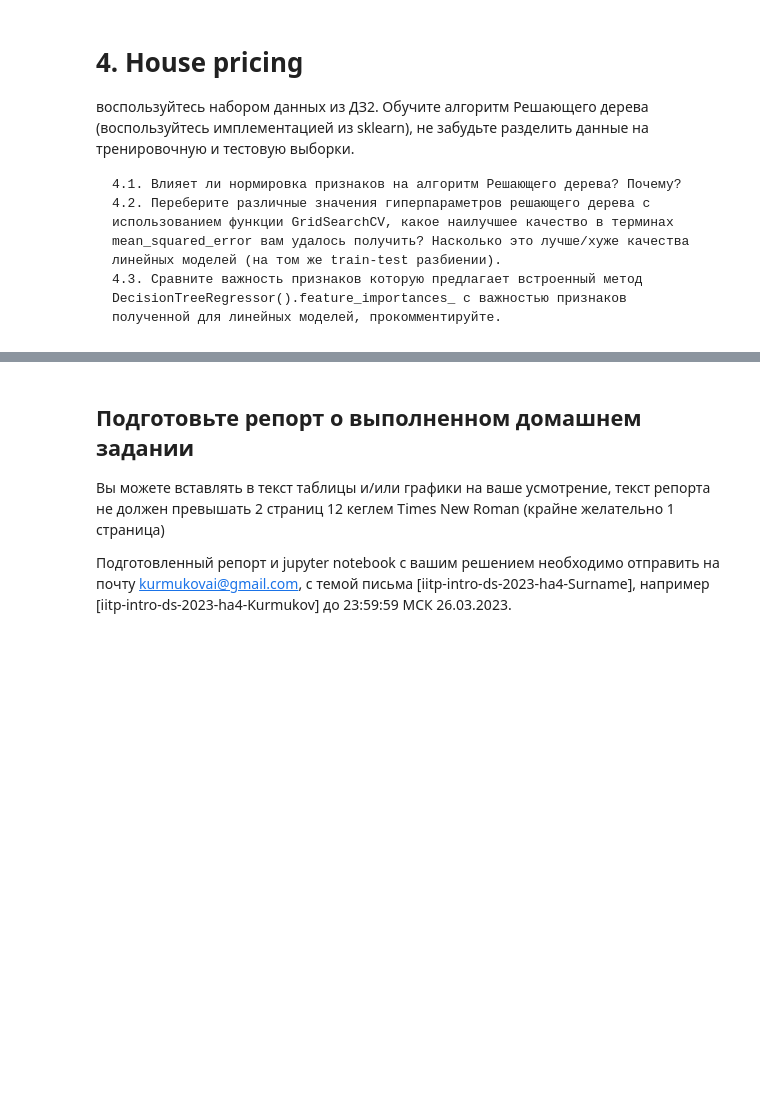
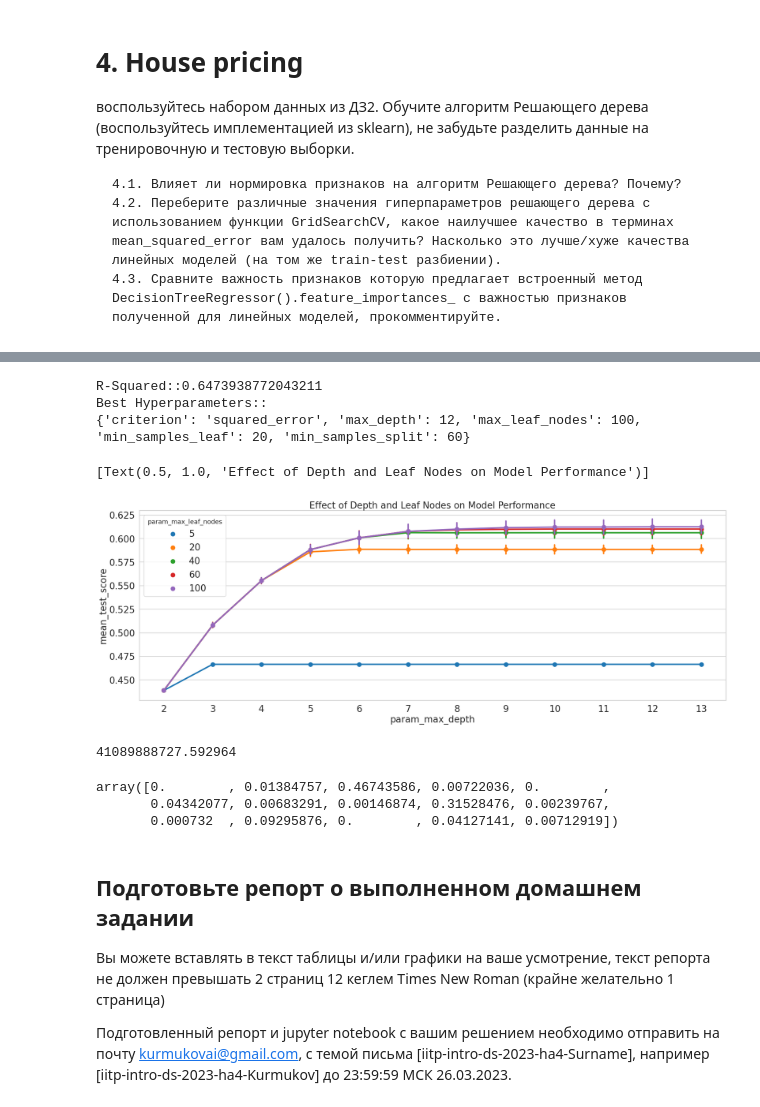
Before and after one commit to vanekek/iitp-ml-ds, a Jupyter notebook: 2023/seminar-5-dt-rf/hw-4-dt.ipynb, the cells around one changed output, grey strips where cells are left out. Saved outputs shown, nothing was run; the diff lists cells and outputs as text; code cells hidden in the pictures; blank space fills up the shorter version.

```diff
--- a/2023/seminar-5-dt-rf/hw-4-dt.ipynb
+++ b/2023/seminar-5-dt-rf/hw-4-dt.ipynb
@@ -388,0 +405,2 @@ DecisionTree_sklearn = sklearn.tree.DecisionTreeRegressor(max_depth = 3, min_sam
+# %%
+df1.drop(columns=['id','zipcode','lat','long','date'],inplace=True)
@@ -388,0 +417,3 @@ DecisionTree_sklearn = sklearn.tree.DecisionTreeRegressor(max_depth = 3, min_sam
+# %%
+DecisionTree = sklearn.tree.DecisionTreeRegressor(max_depth = 8, min_samples_leaf = 50)
+DecisionTree.fit(X_train, y_train)
@@ -388,0 +446,11 @@ DecisionTree_sklearn = sklearn.tree.DecisionTreeRegressor(max_depth = 3, min_sam
+# %%
+param_grid = {"criterion": ["squared_error"],
+              "min_samples_split": [10, 20, 40,60,80],
+              "max_depth": [2,3,4,5,6,7,8,9,10,11,12,13],
+              "min_samples_leaf": [20, 40,60,80, 100],
+              "max_leaf_nodes": [5, 20,40,60, 100],
+              }
+
+grid_cv_dtm = GridSearchCV(DecisionTree, param_grid, cv=5)
+
+grid_cv_dtm.fit(X_train,y_train)
@@ -389,3 +465,51 @@ DecisionTree_sklearn = sklearn.tree.DecisionTreeRegressor(max_depth = 3, min_sam
+# %%
+print("R-Squared::{}".format(grid_cv_dtm.best_score_))
+print("Best Hyperparameters::\n{}".format(grid_cv_dtm.best_params_))
+# %% [output]
+R-Squared::0.6473938772043211
+Best Hyperparameters::
+{'criterion': 'squared_error', 'max_depth': 12, 'max_leaf_nodes': 100, 'min_samples_leaf': 20, 'min_samples_split': 60}
+# %%
+# plotting libraries
+import matplotlib.pyplot as plt
+import seaborn as sns
+
+# Plotting parameters tuning
+sns.set_style('whitegrid')
+sns.set_context('talk')
+params = {'legend.fontsize': 'x-large',
+          'figure.figsize': (30, 10),
+          'axes.labelsize': 'x-large',
+          'axes.titlesize':'x-large',
+          'xtick.labelsize':'x-large',
+          'ytick.labelsize':'x-large'}
+
+plt.rcParams.update(params)
+# %%
+df = pd.DataFrame(data=grid_cv_dtm.cv_results_)
+
+fig,ax = plt.subplots()
+sns.pointplot(data=df[['mean_test_score',
+                           'param_max_leaf_nodes',
+                           'param_max_depth']],
+             y='mean_test_score',x='param_max_depth',
+             hue='param_max_leaf_nodes',ax=ax)
+ax.set(title="Effect of Depth and Leaf Nodes on Model Performance")
+# %% [output]
+[Text(0.5, 1.0, 'Effect of Depth and Leaf Nodes on Model Performance')]
+[figure, added]
+# %%
+best_dtm_model = grid_cv_dtm.best_estimator_
+y_pred_best = best_dtm_model.predict(X_valid)
+print(mean_squared_error(y_valid, y_pred_best))
+# %% [output]
+41089888727.592964
+# %%
+best_dtm_model.feature_importances_
+# %% [output]
+array([0.        , 0.01384757, 0.46743586, 0.00722036, 0.        ,
+       0.04342077, 0.00683291, 0.00146874, 0.31528476, 0.00239767,
+       0.000732  , 0.09295876, 0.        , 0.04127141, 0.00712919])
 # %% [markdown]
 ## Подготовьте репорт о выполненном домашнем задании
 
```
Also changed, not shown: parts of 22 cells of this notebook.
